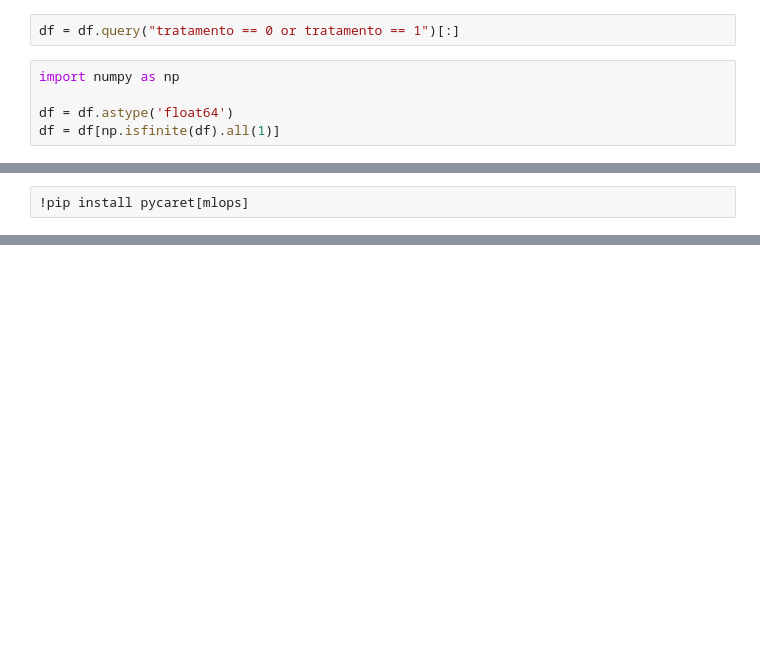
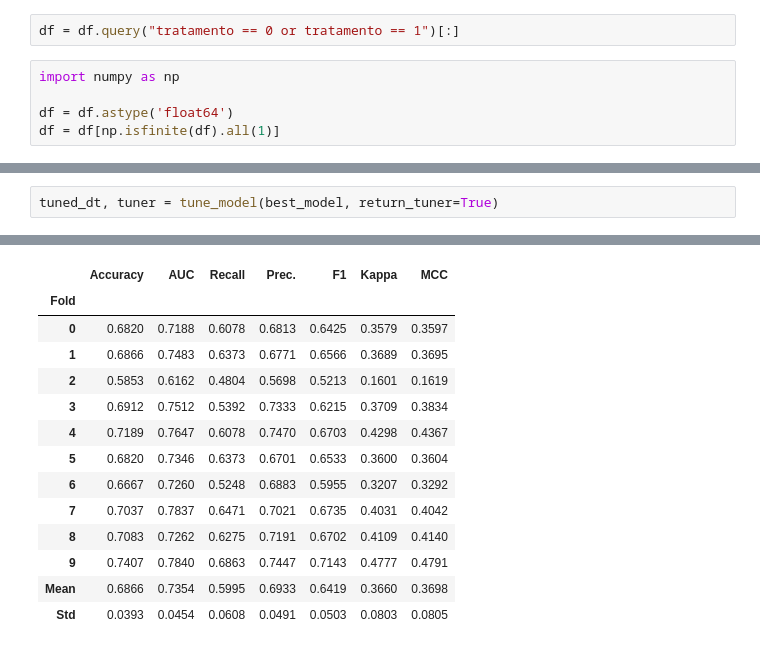
Before and after one commit to 2023M3T5-Inteli/grupo1, a Jupyter notebook: notebooks/Candidate_Model_Genesis.ipynb, the cells around one changed output, grey strips where cells are left out. Drawn from its saved outputs; the diff is of its cells as text; blank space fills up the shorter version.

```diff
--- a/notebooks/Candidate_Model_Genesis.ipynb
+++ b/notebooks/Candidate_Model_Genesis.ipynb
@@ -208,2 +191,3 @@ Fitting 10 folds for each of 10 candidates, totalling 100 fits
-# %%
-!pip install pycaret[mlops]
+# %%
+tuned_dt, tuner = tune_model(best_model, return_tuner=True)
+# %% [output]
@@ -209,0 +195,14 @@ Fitting 10 folds for each of 10 candidates, totalling 100 fits
+|  | Accuracy | AUC | Recall | Prec. | F1 | Kappa | MCC |
+| Fold |  |  |  |  |  |  |  |
+| 0 | 0.6820 | 0.7188 | 0.6078 | 0.6813 | 0.6425 | 0.3579 | 0.3597 |
+| 1 | 0.6866 | 0.7483 | 0.6373 | 0.6771 | 0.6566 | 0.3689 | 0.3695 |
+| 2 | 0.5853 | 0.6162 | 0.4804 | 0.5698 | 0.5213 | 0.1601 | 0.1619 |
+| 3 | 0.6912 | 0.7512 | 0.5392 | 0.7333 | 0.6215 | 0.3709 | 0.3834 |
+| 4 | 0.7189 | 0.7647 | 0.6078 | 0.7470 | 0.6703 | 0.4298 | 0.4367 |
+| 5 | 0.6820 | 0.7346 | 0.6373 | 0.6701 | 0.6533 | 0.3600 | 0.3604 |
+| 6 | 0.6667 | 0.7260 | 0.5248 | 0.6883 | 0.5955 | 0.3207 | 0.3292 |
+| 7 | 0.7037 | 0.7837 | 0.6471 | 0.7021 | 0.6735 | 0.4031 | 0.4042 |
+| 8 | 0.7083 | 0.7262 | 0.6275 | 0.7191 | 0.6702 | 0.4109 | 0.4140 |
+| 9 | 0.7407 | 0.7840 | 0.6863 | 0.7447 | 0.7143 | 0.4777 | 0.4791 |
+| Mean | 0.6866 | 0.7354 | 0.5995 | 0.6933 | 0.6419 | 0.3660 | 0.3698 |
+| Std | 0.0393 | 0.0454 | 0.0608 | 0.0491 | 0.0503 | 0.0803 | 0.0805 |
```
Also changed, not shown: parts of 12 cells of this notebook.
